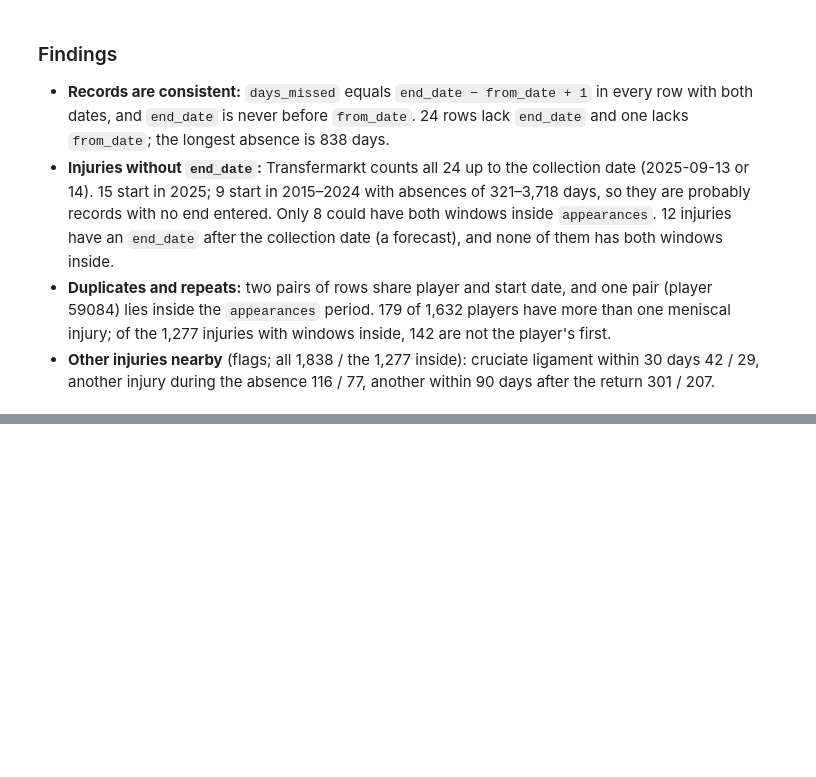
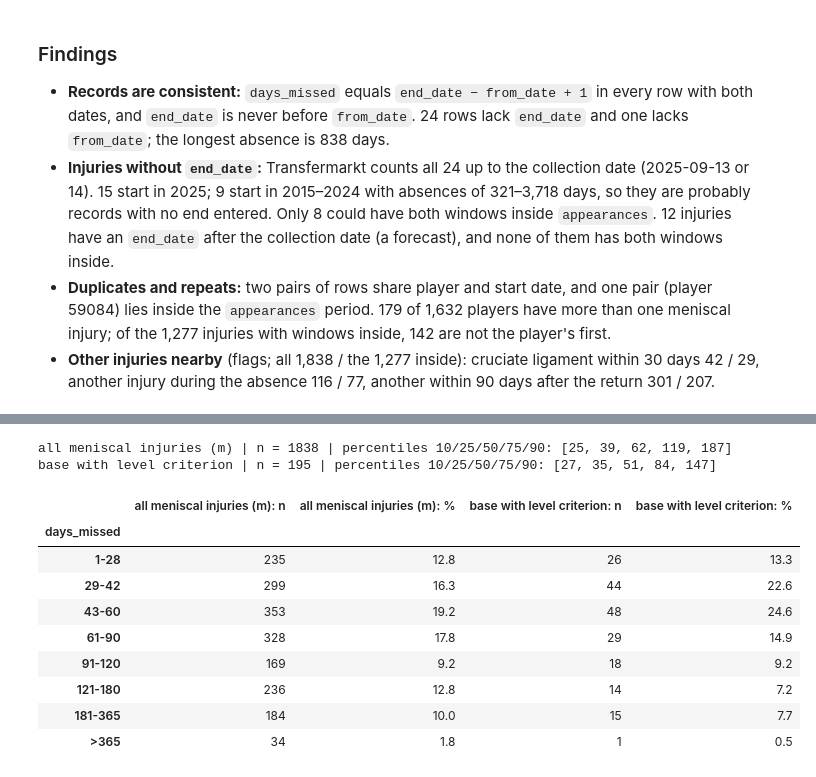
Before and after one commit to karolcecula/meniscus-injuries-football, a Jupyter notebook: notebooks/01_data_audit.ipynb, the cells around one changed output, grey strips where cells are left out. Cells and saved outputs as stored; diff of their text form; code cells hidden in the pictures; blank space fills up the shorter version.

Commit message:
Steps 5-8 rewritten, findings with sources and windows

```diff
--- a/notebooks/01_data_audit.ipynb
+++ b/notebooks/01_data_audit.ipynb
@@ -1300,0 +1309,9 @@ ACL labels in the data: ['Cruciate ligament tear', 'Cruciate ligament injury', '
+# %%
+# 5.1 The base and the level criterion: how many injuries remain after each condition
+base = m[m["in_range"] & ~m["acl_30d"]]       # both windows inside appearances, no cruciate ligament injury within 30 days
+lev = base[base["top5_pre"]]                   # ...and at least 1 minute in a top-5 league in the 12 months before
+
+print("all meniscal injuries (m):", len(m))
+print("...with both windows inside appearances:", int(m["in_range"].sum()))
+print("...and no cruciate ligament injury within 30 days (base):", len(base))
+print("...and at least 1 minute in the top 5 in the 12 months before:", len(lev), "| players:", lev["player_id"].nunique())
@@ -1300,0 +1327,26 @@ ACL labels in the data: ['Cruciate ligament tear', 'Cruciate ligament injury', '
+# %%
+# 5.2 Distribution of absence (days_missed): all meniscal injuries vs the base with the level criterion
+bins = [0, 28, 42, 60, 90, 120, 180, 365, 10000]
+labels = ["1-28", "29-42", "43-60", "61-90", "91-120", "121-180", "181-365", ">365"]
+
+dist = {"all meniscal injuries (m)": m, "base with level criterion": lev}
+tab = pd.DataFrame(index=pd.Index(labels, name="days_missed"))
+for name, df in dist.items():
+    print(name, "| n =", len(df), "| percentiles 10/25/50/75/90:", df["days_missed"].quantile([.1, .25, .5, .75, .9]).round(0).astype(int).tolist())
+    counts = pd.cut(df["days_missed"], bins, labels=labels).value_counts().sort_index()
+    tab[name + ": n"] = counts
+    tab[name + ": %"] = (100 * counts / counts.sum()).round(1)
+tab
+# %% [output]
+all meniscal injuries (m) | n = 1838 | percentiles 10/25/50/75/90: [25, 39, 62, 119, 187]
+base with level criterion | n = 195 | percentiles 10/25/50/75/90: [27, 35, 51, 84, 147]
+|  | all meniscal injuries (m): n | all meniscal injuries (m): % | base with level criterion: n | base with level criterion: % |
+| days_missed |  |  |  |  |
+| 1-28 | 235 | 12.8 | 26 | 13.3 |
+| 29-42 | 299 | 16.3 | 44 | 22.6 |
+| 43-60 | 353 | 19.2 | 48 | 24.6 |
+| 61-90 | 328 | 17.8 | 29 | 14.9 |
+| 91-120 | 169 | 9.2 | 18 | 9.2 |
+| 121-180 | 236 | 12.8 | 14 | 7.2 |
+| 181-365 | 184 | 10.0 | 15 | 7.7 |
+| >365 | 34 | 1.8 | 1 | 0.5 |
```
Also changed, not shown: parts of 59 cells of this notebook.
